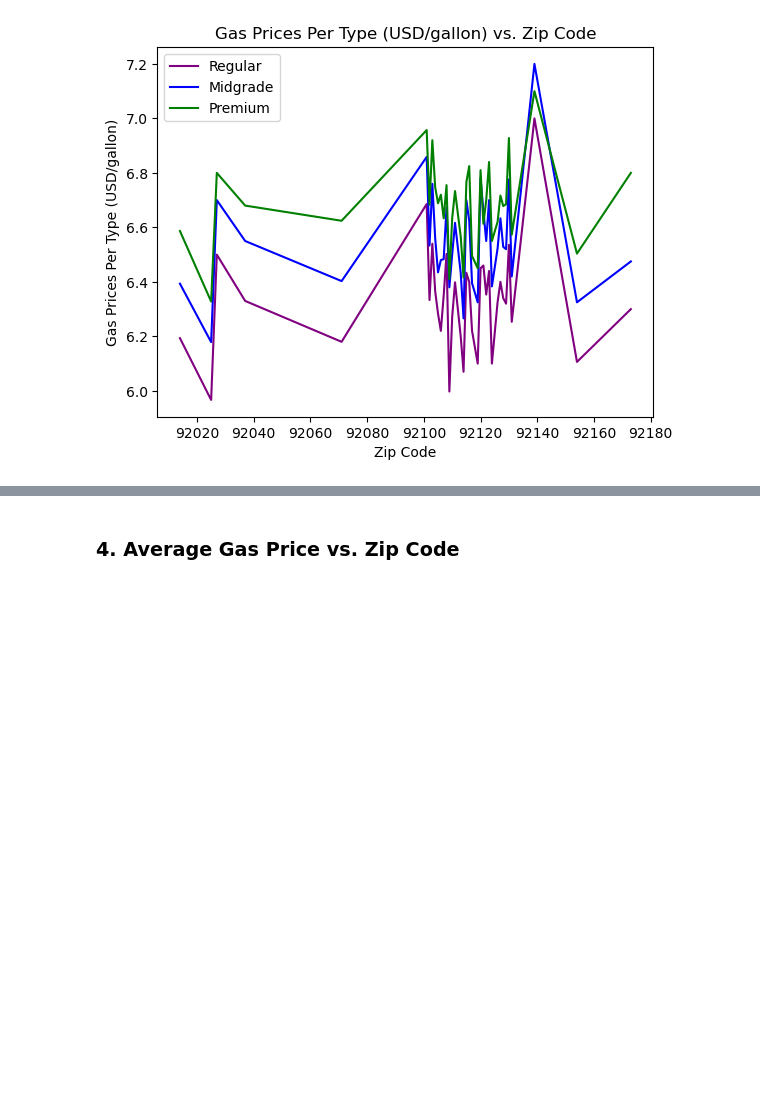
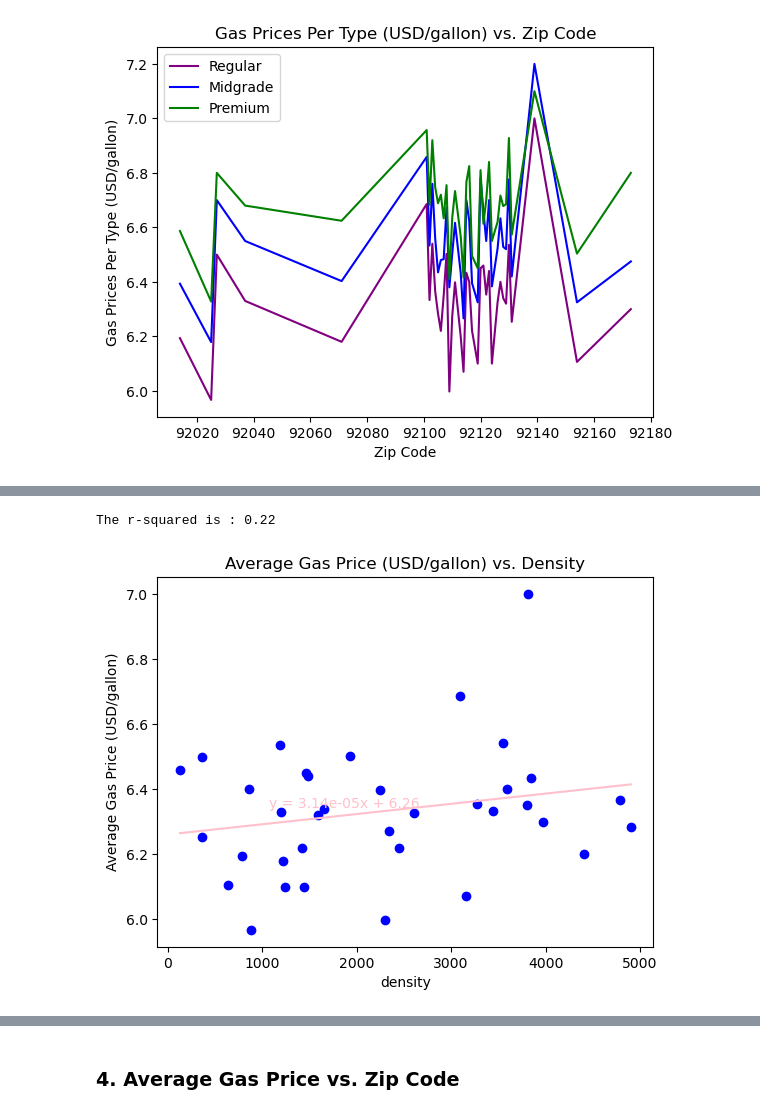
Before and after one commit to Lilnessa/Project1, a Jupyter notebook: charts.ipynb, the cells around one changed output, grey strips where cells are left out. Cells and saved outputs as stored; diff of their text form; code cells hidden in the pictures; blank space fills up the shorter version.

```diff
--- a/charts.ipynb
+++ b/charts.ipynb
@@ -63,0 +143,3 @@ plt.show()
+# %%
+gas_data_density_df = gas_data_df.sort_values('density')
+gas_data_density_df.head()
@@ -63,0 +153,11 @@ plt.show()
+# %%
+plt.scatter(gas_data_density_df['density'], gas_data_density_df['Regular avg'], c='blue')
+plt.xlabel("density")
+plt.ylabel("Average Gas Price (USD/gallon)")
+plt.title("Average Gas Price (USD/gallon) vs. Density")
+density = linear_regression(gas_data_density_df["density"],gas_data_density_df["Regular avg"], "pink")
+plt.figtext(0.3,0.4, density,fontsize=10,color="pink")
+plt.show()
+# %% [output]
+The r-squared is : 0.22
+[figure, added]
```
Also changed, not shown: parts of 13 cells of this notebook, 2 other files.
